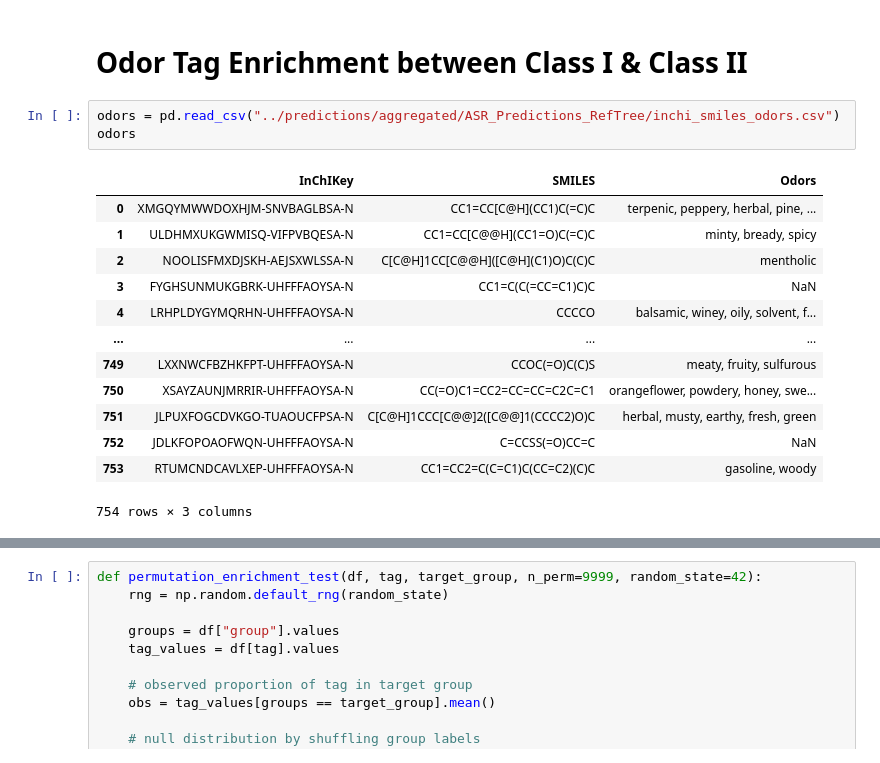
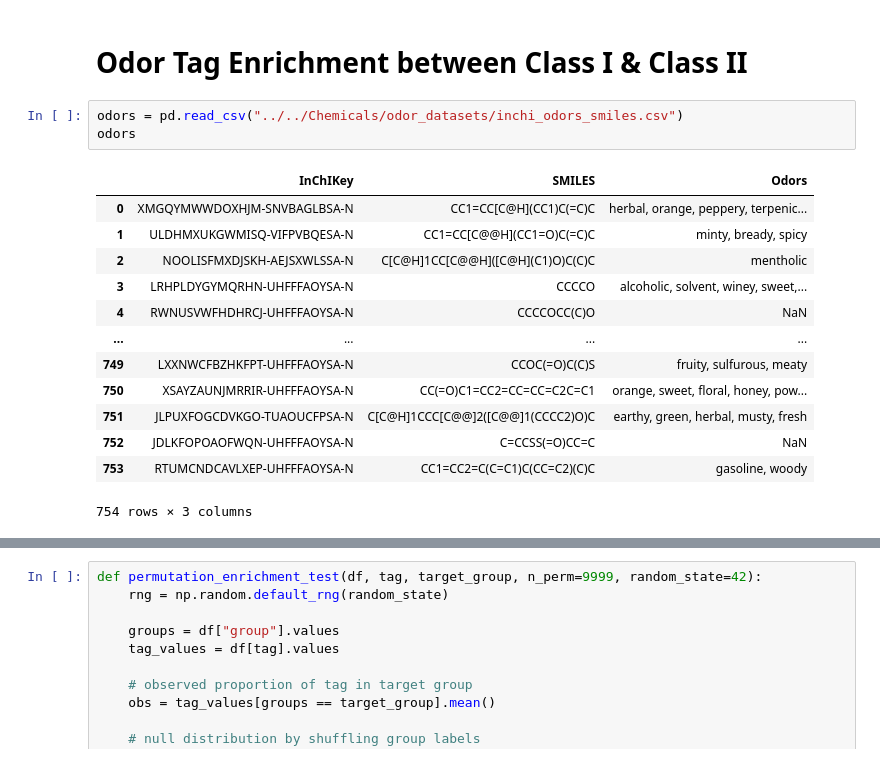
Before and after one commit to cgenomicslab/olfactory-receptors, a Jupyter notebook: Downstream_Analysis/notebooks/m2or_molecules_per_class.ipynb, the cells around one changed output, grey strips where cells are left out. Cells and saved outputs as stored; diff of their text form.

```diff
--- a/Downstream_Analysis/notebooks/m2or_molecules_per_class.ipynb
+++ b/Downstream_Analysis/notebooks/m2or_molecules_per_class.ipynb
@@ -446,19 +446,19 @@ plt.show()
 # %% [markdown]
 # **Odor Tag Enrichment between Class I & Class II**
 # %%
-odors = pd.read_csv("../predictions/aggregated/ASR_Predictions_RefTree/inchi_smiles_odors.csv")
+odors = pd.read_csv("../../Chemicals/odor_datasets/inchi_odors_smiles.csv")
 odors
 # %% [output]
 |  | InChIKey | SMILES | Odors |
-| 0 | XMGQYMWWDOXHJM-SNVBAGLBSA-N | CC1=CC[C@H](CC1)C(=C)C | terpenic, peppery, herbal, pine, ... |
+| 0 | XMGQYMWWDOXHJM-SNVBAGLBSA-N | CC1=CC[C@H](CC1)C(=C)C | herbal, orange, peppery, terpenic... |
 | 1 | ULDHMXUKGWMISQ-VIFPVBQESA-N | CC1=CC[C@@H](CC1=O)C(=C)C | minty, bready, spicy |
 | 2 | NOOLISFMXDJSKH-AEJSXWLSSA-N | C[C@H]1CC[C@@H]([C@H](C1)O)C(C)C | mentholic |
-| 3 | FYGHSUNMUKGBRK-UHFFFAOYSA-N | CC1=C(C(=CC=C1)C)C | NaN |
-| 4 | LRHPLDYGYMQRHN-UHFFFAOYSA-N | CCCCO | balsamic, winey, oily, solvent, f... |
+| 3 | LRHPLDYGYMQRHN-UHFFFAOYSA-N | CCCCO | alcoholic, solvent, winey, sweet,... |
+| 4 | RWNUSVWFHDHRCJ-UHFFFAOYSA-N | CCCCOCC(C)O | NaN |
 | ... | ... | ... | ... |
-| 749 | LXXNWCFBZHKFPT-UHFFFAOYSA-N | CCOC(=O)C(C)S | meaty, fruity, sulfurous |
-| 750 | XSAYZAUNJMRRIR-UHFFFAOYSA-N | CC(=O)C1=CC2=CC=CC=C2C=C1 | orangeflower, powdery, honey, swe... |
-| 751 | JLPUXFOGCDVKGO-TUAOUCFPSA-N | C[C@H]1CCC[C@@]2([C@@]1(CCCC2)O)C | herbal, musty, earthy, fresh, green |
+| 749 | LXXNWCFBZHKFPT-UHFFFAOYSA-N | CCOC(=O)C(C)S | fruity, sulfurous, meaty |
+| 750 | XSAYZAUNJMRRIR-UHFFFAOYSA-N | CC(=O)C1=CC2=CC=CC=C2C=C1 | orange, sweet, floral, honey, pow... |
+| 751 | JLPUXFOGCDVKGO-TUAOUCFPSA-N | C[C@H]1CCC[C@@]2([C@@]1(CCCC2)O)C | earthy, green, herbal, musty, fresh |
 | 752 | JDLKFOPOAOFWQN-UHFFFAOYSA-N | C=CCSS(=O)CC=C | NaN |
 | 753 | RTUMCNDCAVLXEP-UHFFFAOYSA-N | CC1=CC2=C(C=C1)C(CC=C2)(C)C | gasoline, woody |
 754 rows × 3 columns
```
Also changed, not shown: parts of 14 cells of this notebook, 15 other files.
